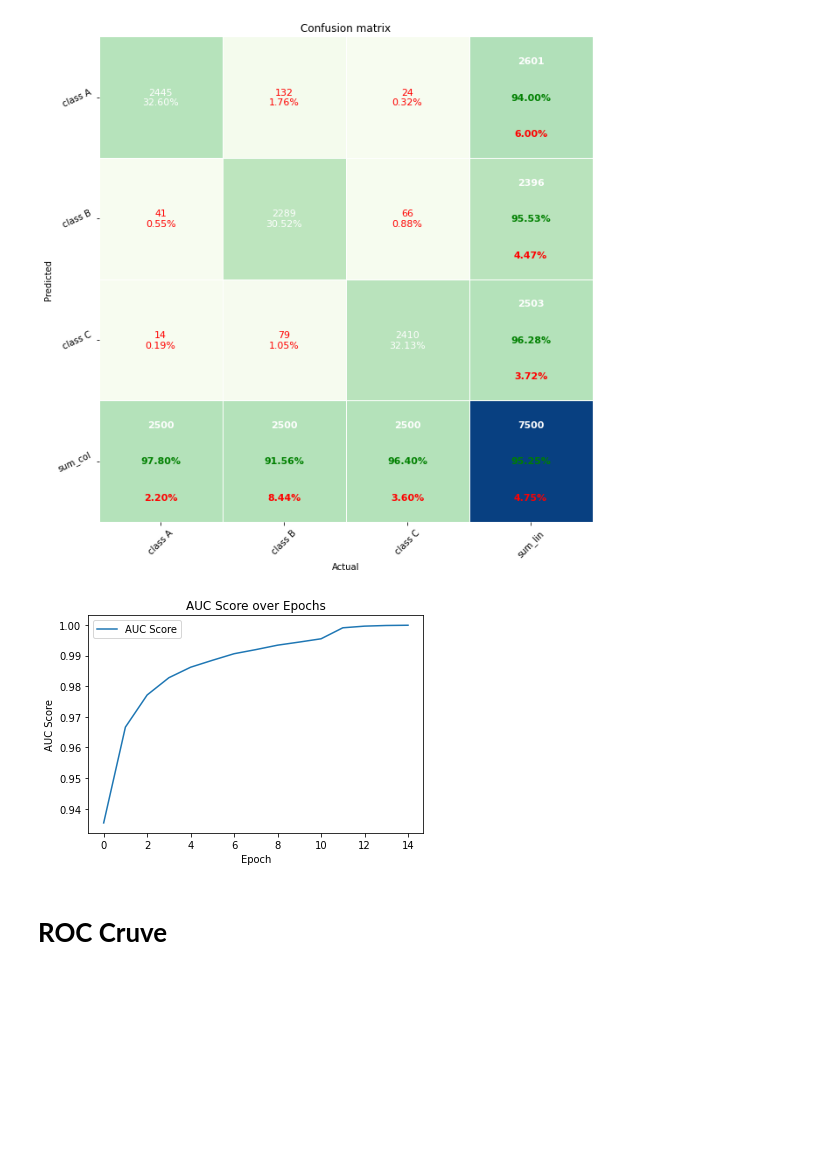
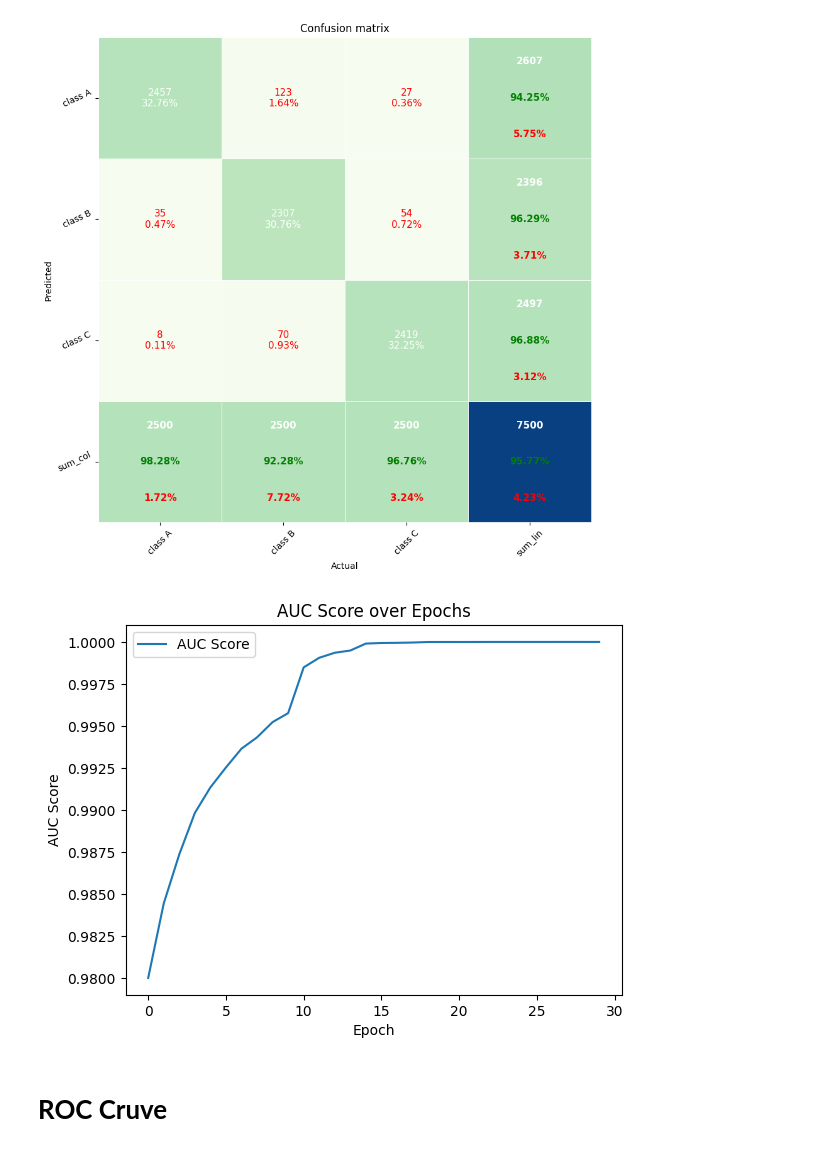
Before and after one commit to AminMohamed-3/DeepLense, a Jupyter notebook: Test_I_Multi_Class_Classification.ipynb, the cells around one changed output. Drawn from its saved outputs; the diff is of its cells as text; code cells hidden in the pictures; blank space fills up the shorter version.

```diff
--- a/Test_I_Multi_Class_Classification.ipynb
+++ b/Test_I_Multi_Class_Classification.ipynb
@@ -161,7 +162,7 @@ val_dataloader = DataLoader(val_dataset, batch_size=50,shuffle=False)
 # %%
 criterion = nn.CrossEntropyLoss()
 optimizer = optim.Adam(model.parameters(), lr=0.001)
-scheduler = optim.lr_scheduler.ReduceLROnPlateau(optimizer, mode='min', factor=0.1, patience=3)
+scheduler = optim.lr_scheduler.ReduceLROnPlateau(optimizer, mode='min', factor=0.5, patience=3)
 # %%
 def evaluate(model, dataloader, criterion):
     losses = []
@@ -208,7 +209,7 @@ def evaluate(model, dataloader, criterion):
 # %%
 AUC_list = []
 best_auc_val_score = 0
-for epoch in range(15):
+for epoch in range(30):
     losses = []
     all_targets = []
     all_scores = []
@@ -383,15 +384,15 @@ pp_matrix_from_data(y_true, y_pred,cmap = 'GnBu')
 # %% [output]
 [figure]
 # %%
-plt.plot(range(0, 15), AUC_list)
+plt.plot(range(0, 30), AUC_list)
 plt.xlabel("Epoch")
 plt.ylabel("AUC Score")
 plt.title("AUC Score over Epochs")
 plt.legend(["AUC Score"])
 
 plt.show()
 # %% [output]
-[figure, old version]
+[figure, new version]
 # %% [markdown]
 # **ROC Cruve**
 # %%
```
Also changed, not shown: parts of 10 cells of this notebook, 6 other files.
